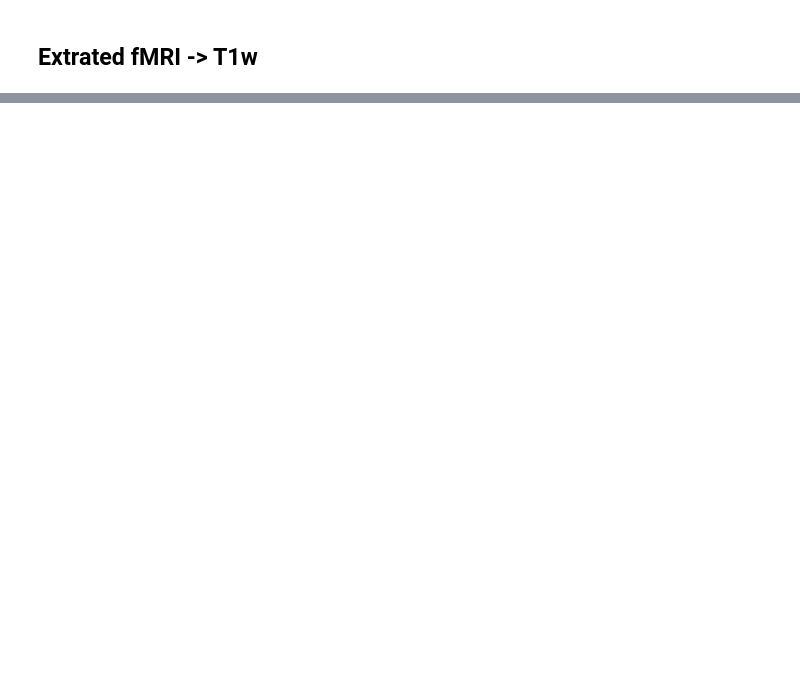
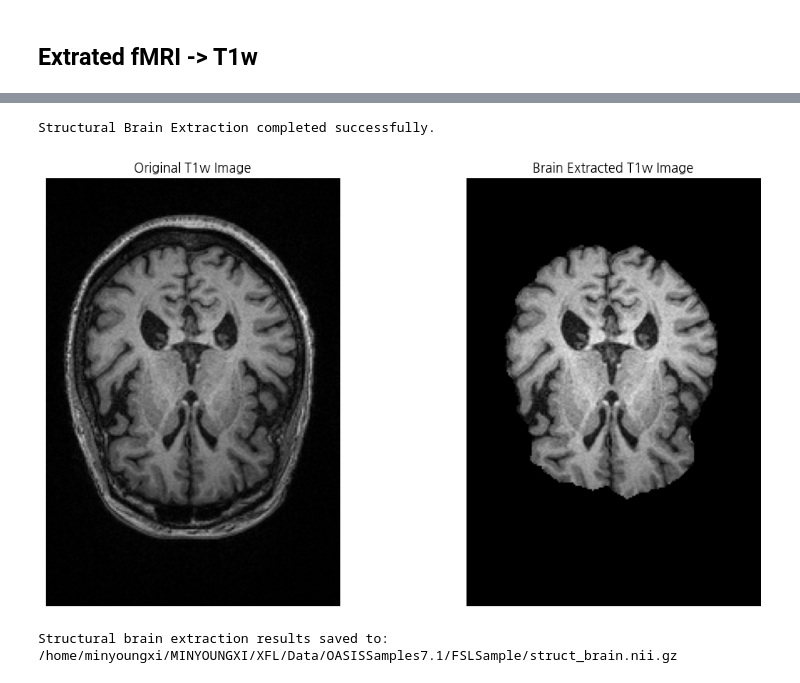
Before and after one commit to minyoungci/fMRI-, a Jupyter notebook: OASIS_preprocessing/Pipeline_test.ipynb, the cells around one changed output, grey strips where cells are left out. Cells and saved outputs as stored; diff of their text form; code cells hidden in the pictures; blank space fills up the shorter version.

```diff
--- a/OASIS_preprocessing/Pipeline_test.ipynb
+++ b/OASIS_preprocessing/Pipeline_test.ipynb
@@ -304,0 +106,57 @@ Experiment completed. Check the visualizations.
+# %%
+import os
+import subprocess
+import nibabel as nib
+import matplotlib.pyplot as plt
+
+# 환경 설정
+os.environ['FSLDIR'] = '/home/minyoungxi/fsl'
+os.environ['PATH'] += os.pathsep + os.path.join(os.environ['FSLDIR'], 'bin')
+
+# 파일 경로 설정
+struct_file = '/home/minyoungxi/MINYOUNGXI/XFL/Data/OASISSamples7.1/OAS30011_MR_d0055/anat2/NIFTI/sub-OAS30011_ses-d0055_T1w.nii.gz'
+output_dir = '/home/minyoungxi/MINYOUNGXI/XFL/Data/OASISSamples7.1/FSLSample'
+
+# 구조적 이미지에 대한 Brain Extraction 수행
+struct_brain_file = os.path.join(output_dir, "struct_brain.nii.gz")
+bet_struct_command = f"bet2 {struct_file} {struct_brain_file} -f 0.5 -m"
+
+try:
+    subprocess.run(bet_struct_command, shell=True, check=True)
+    print("Structural Brain Extraction completed successfully.")
+except subprocess.CalledProcessError as e:
+    print(f"Structural Brain Extraction failed with error: {e}")
+    exit(1)
+
+# 결과 시각화
+def plot_brain_extraction(original_file, extracted_file, slice_num=None):
+    original_img = nib.load(original_file)
+    extracted_img = nib.load(extracted_file)
+
+    original_data = original_img.get_fdata()
+    extracted_data = extracted_img.get_fdata()
+
+    if slice_num is None:
+        slice_num = original_data.shape[2] // 2
+
+    fig, (ax1, ax2) = plt.subplots(1, 2, figsize=(12, 6))
+
+    ax1.imshow(original_data[:, :, slice_num].T, cmap='gray')
+    ax1.set_title('Original T1w Image')
+    ax1.axis('off')
+
+    ax2.imshow(extracted_data[:, :, slice_num].T, cmap='gray')
+    ax2.set_title('Brain Extracted T1w Image')
+    ax2.axis('off')
+
+    plt.tight_layout()
+    plt.show()
+
+# 결과 시각화 실행
+plot_brain_extraction(struct_file, struct_brain_file)
+
+print(f"Structural brain extraction results saved to: {struct_brain_file}")
+# %% [output]
+Structural Brain Extraction completed successfully.
+[figure, added]
+Structural brain extraction results saved to: /home/minyoungxi/MINYOUNGXI/XFL/Data/OASISSamples7.1/FSLSample/struct_brain.nii.gz
```
Also changed, not shown: parts of 7 cells of this notebook, 1 other file.
